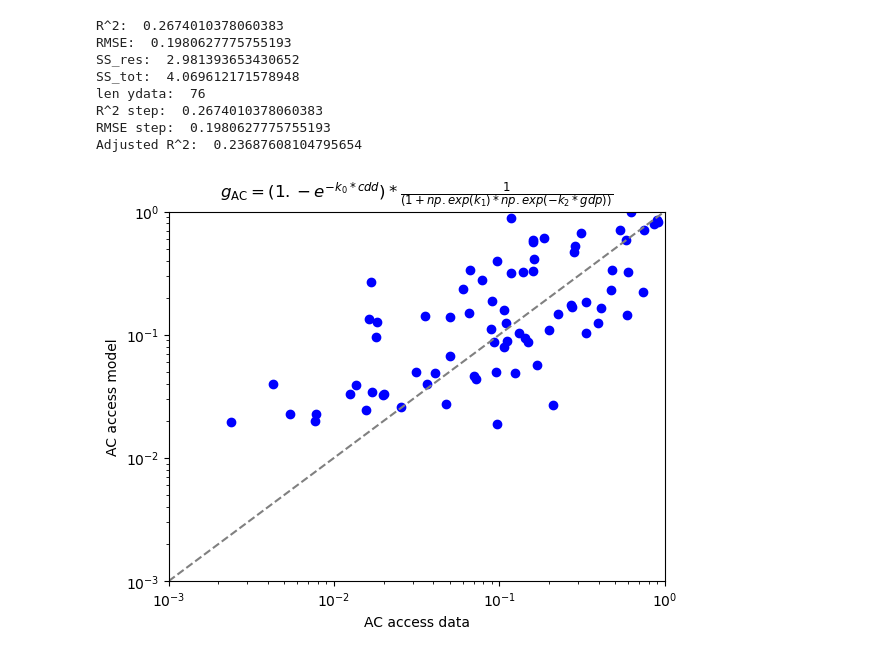
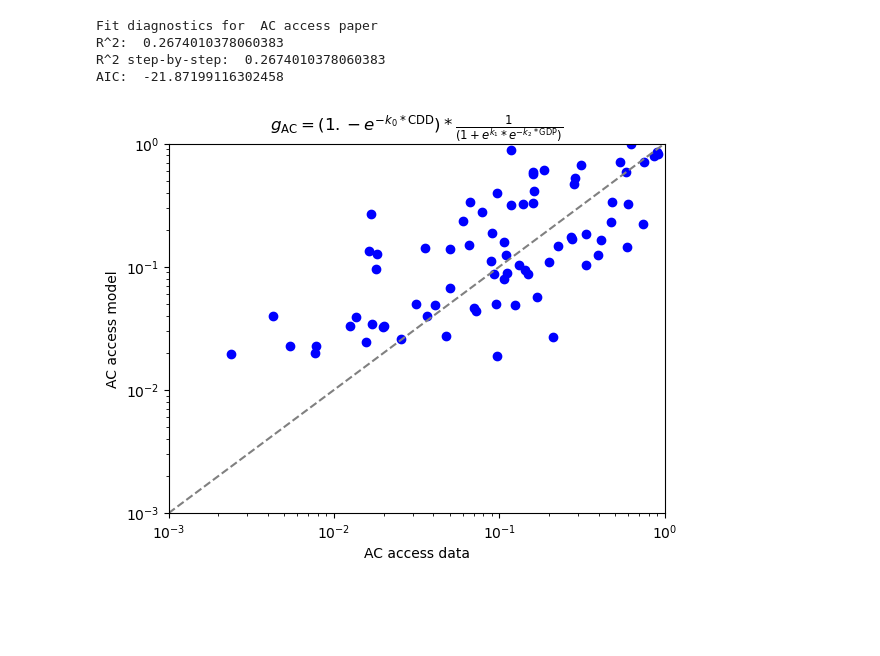
Before and after one commit to carnegie/clab_cooling_deficit_index, a Jupyter notebook: derive_ac_adoption_function.ipynb, the cells around one changed output. Drawn from its saved outputs; the diff is of its cells as text; code cells hidden in the pictures; blank space fills up the shorter version.

Commit message:
Updated fit function

```diff
--- a/derive_ac_adoption_function.ipynb
+++ b/derive_ac_adoption_function.ipynb
@@ -46,19 +47,15 @@ ac_data = ac_data.dropna()
 ac_data.to_csv("air_conditioning_data.csv")
 
 # Prepare xdata as a tuple of CDD and GDP, ydata as AC
-xdata = (ac_data["CDD"]/1000., ac_data["GDP"]/100000.)
+xdata = (ac_data["CDD"]/1000., ac_data["GDP"]/1e6)
 ydata = ac_data["AC"]
 # %%
-# AC access function with values from paper
-def ac_access_paper(xdata):
+# Functional form of AC access as in previous papers
+def ac_access_paper(xdata, a, b, c, k=1):
     cdd, gdp = xdata
-    return (1. - 0.949*np.exp(-0.00187 * cdd)) * (1 / (1 + np.exp(4.152) * np.exp(-0.237 * gdp/1000.)))
+    return ((1. - k*np.exp(-a * cdd)) * (1 / (1 + np.exp(b) * np.exp(-c * gdp))))
 
-# Functional form of AC access function
-def ac_access_paper_refit(xdata, a, b, c):
-    cdd, gdp = xdata
-    return ((1. - np.exp(-a * cdd)) * (1 / (1 + np.exp(b) * np.exp(-c * gdp))))
-
+# Functional form of AC access as proposed in this study
 def ac_access_combined_exp(xdata, a, b, c):
     cdd, gdp = xdata
-    return (np.exp(-a * ((cdd)**(b) * (gdp)**c)))
+    return (1. - np.exp(-a * ((cdd)**(b*gdp) * (gdp)**c)))
@@ -92,3 +101,22 @@ def calc_r2_rmse(ydata, ymodel):
+# %%
+def fit_diagnostics(ydata, ymodel, params, cov, funct_name=''):
+    """
+    Calculate R2 with function and step by step
+    """
+    print("Fit diagnostics for ", funct_name)
+    r2 = r2_score(ydata, ymodel)
+    print("R^2: ", r2)
+
+    r2_step = r2_step_by_step(ydata, ymodel)
+    print("R^2 step-by-step: ", r2_step)
+
+    if cov is not None:
+        t_values, p_values = t_test(ydata, params, cov)
+        print("t-values", t_values)
+        print("p-values", p_values)
+
+    aic = computeAIC(ydata, ymodel, len(params))
+    print("AIC: ", aic)
 # %%
 # Plot AC access data vs model
 def plot_ac_access(ydata, ymodel, color, title, filename):
@@ -108,18 +136,15 @@ def plot_ac_access(ydata, ymodel, color, title, filename):
     plt.savefig("Figures/exposure_function/{0}.png".format(filename))
 # %%
 # Paper model with parameter values from paper
-calc_r2_rmse(ydata, ac_access_paper((ac_data["CDD"], ac_data["GDP"])))
-plot_ac_access(ydata, ac_access_paper((ac_data["CDD"], ac_data["GDP"])), "blue",r"$g_{\mathrm{AC}}=(1. - e^{-k_0 * cdd}) * \frac{1}{(1 + np.exp(k_1) * np.exp(-k_2 * gdp))}$", "ac_access_paper")
+paper_fit_parameters = [0.00187, 4.152, 0.237, 0.949]
+fit_diagnostics(ydata, ac_access_paper((ac_data["CDD"], ac_data["GDP"]/1000), *paper_fit_parameters), paper_fit_parameters, None, "AC access paper")
+plot_ac_access(ydata, ac_access_paper((ac_data["CDD"], ac_data["GDP"]/1000), *paper_fit_parameters), "blue",r"$g_{\mathrm{AC}}=(1. - e^{-k_0 * \mathrm{CDD}}) * \frac{1}{(1 + e^{k_1} * e^{-k_2 * \mathrm{GDP}})}$", "ac_access_paper")
 # %% [output]
+Fit diagnostics for  AC access paper
 R^2:  0.2674010378060383
-RMSE:  0.1980627775755193
-SS_res:  2.981393653430652
-SS_tot:  4.069612171578948
-len ydata:  76
-R^2 step:  0.2674010378060383
-RMSE step:  0.1980627775755193
-Adjusted R^2:  0.23687608104795654
+R^2 step-by-step:  0.2674010378060383
+AIC:  -21.87199116302458
-[figure, old version]
+[figure, new version]
 # %%
 # Fit the paper function to new data
 ydata = ((ac_data["AC"]))
```
Also changed, not shown: parts of 8 cells of this notebook.
